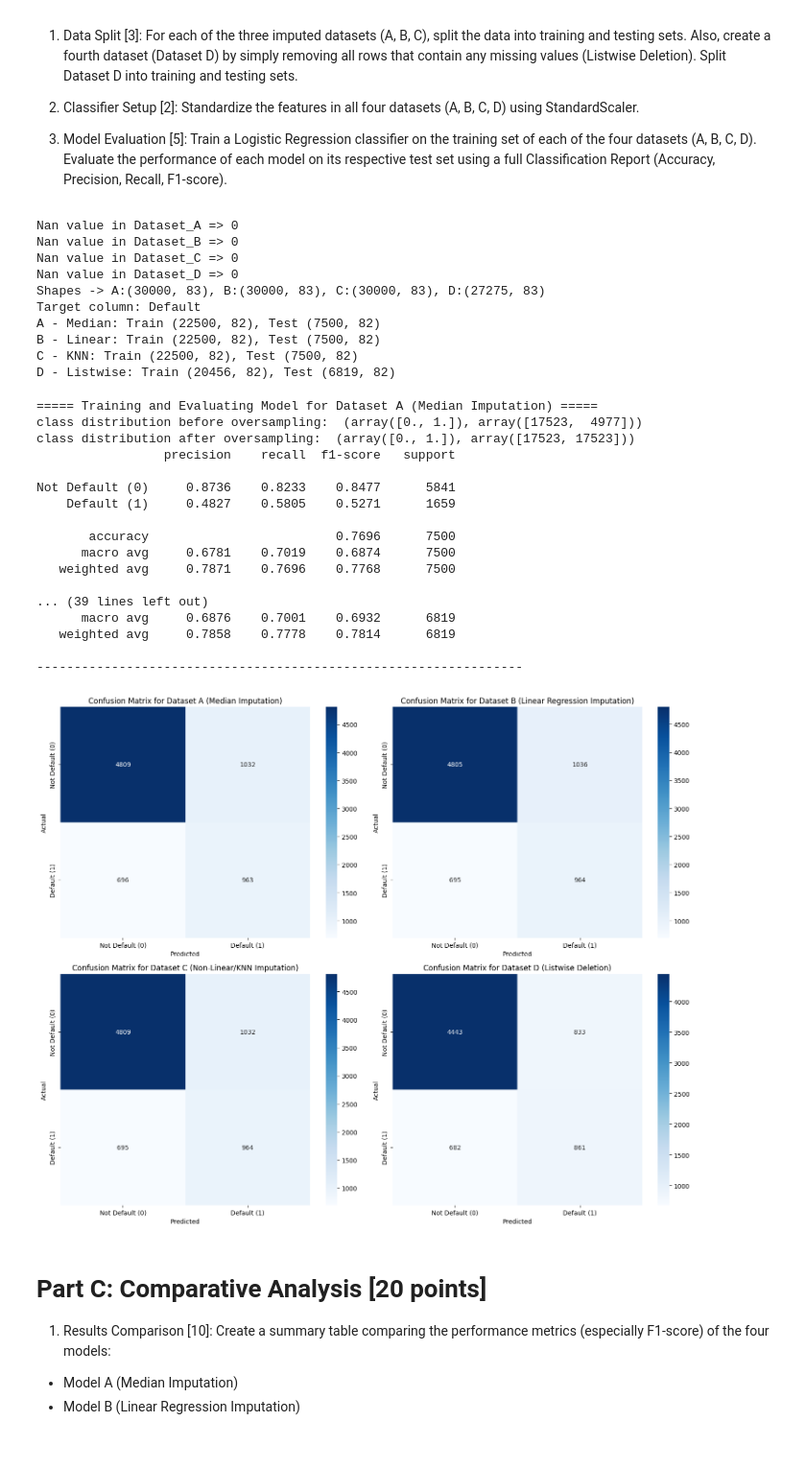
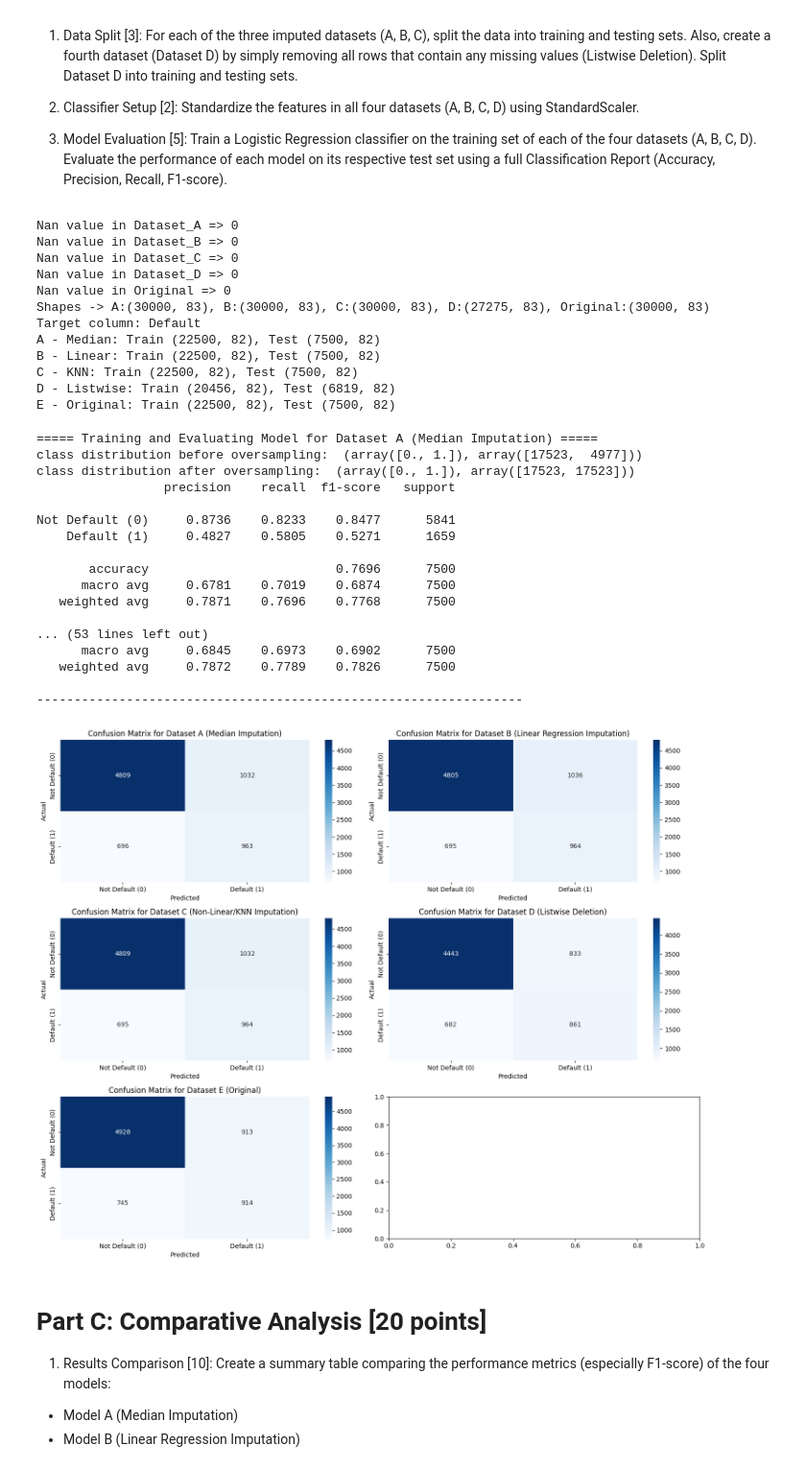
Before and after one commit to harshit-8118/assignment-6-harshit-8118, a Jupyter notebook: main.ipynb, the cells around one changed output. Shown at 96% size. Cells and saved outputs as stored; diff of their text form; code cells hidden in the pictures.

Commit message:
accuracy on original one

```diff
--- a/main.ipynb
+++ b/main.ipynb
@@ -209,12 +211,13 @@ plt.show()
 # and before introducing missing values.
 # Identify categorical and numerical columns
 cat_cols = ['SEX', 'EDUCATION', 'MARRIAGE', 'PAY_0', 'PAY_2', 'PAY_3', 'PAY_4', 'PAY_5', 'PAY_6']
-numeric_cols = [col for col in df.columns if col not in cat_cols + ['ID', 'default.payment.next.month']]
+numeric_cols = [col for col in df.columns if col not in cat_cols + ['ID', 'Default']]
 
 
 # Apply one-hot encoding
 df_encoded = pd.get_dummies(df, columns=cat_cols, drop_first=True)
 df = df_encoded.copy()
+original = df_encoded.copy()  # Keep a copy of the original encoded dataframe
 
 display(df.info())
 df.columns, df.shape
@@ -262,6 +265,7 @@ np.random.seed(RANDOM_STATE)
 random.seed(RANDOM_STATE)
 
 df.drop(columns=["ID"], inplace=True, errors="ignore")
+original.drop(columns=["ID"], inplace=True, errors="ignore")
 
 # Choose 2–3 numeric columns for missingness
 missing_cols = [c for c in ["AGE", "BILL_AMT1", "PAY_AMT1"] if c in num_cols][:3]
@@ -348,7 +352,7 @@ dtype: int64
 fig, axes = plt.subplots(len(missing_cols), 1, figsize=(8, 12))
 for i, col in enumerate(missing_cols):
     sns.kdeplot(df[col], ax=axes[i], label="Original", fill=True)
-    # sns.kdeplot(df_with_missing[col].dropna(), ax=axes[i], label="With Missing", fill=True)
+    sns.kdeplot(df_with_missing[col].dropna(), ax=axes[i], label="With Missing", fill=True)
     sns.kdeplot(Dataset_A[col], ax=axes[i], label="Median Imputed", fill=True)
     axes[i].set_title(f"Distribution Comparison: {col}")
     axes[i].legend()
@@ -659,10 +586,10 @@ F1-score).
 # %%
 Dataset_D = df_with_missing.dropna().copy()
 
-name = ['Dataset_A', 'Dataset_B', 'Dataset_C', 'Dataset_D']
-for n, d in zip(name, [Dataset_A, Dataset_B, Dataset_C, Dataset_D]):
+name = ['Dataset_A', 'Dataset_B', 'Dataset_C', 'Dataset_D', 'Original']
+for n, d in zip(name, [Dataset_A, Dataset_B, Dataset_C, Dataset_D, original]):
     print(f"Nan value in {n} => {d.isnull().sum().sum()}")
-print(f"Shapes -> A:{Dataset_A.shape}, B:{Dataset_B.shape}, C:{Dataset_C.shape}, D:{Dataset_D.shape}")
+print(f"Shapes -> A:{Dataset_A.shape}, B:{Dataset_B.shape}, C:{Dataset_C.shape}, D:{Dataset_D.shape}, Original:{original.shape}")
 
 
 TARGET = 'Default'
@@ -698,22 +625,25 @@ split_A = split_and_scale(Dataset_A, TARGET)
 split_B = split_and_scale(Dataset_B, TARGET)
 split_C = split_and_scale(Dataset_C, TARGET)
 split_D = split_and_scale(Dataset_D, TARGET)
+split_E = split_and_scale(original, TARGET)
 
 # Verify dimensions
-for name, split in zip(['A - Median', 'B - Linear', 'C - KNN', 'D - Listwise'],
-                       [split_A, split_B, split_C, split_D]):
+for name, split in zip(['A - Median', 'B - Linear', 'C - KNN', 'D - Listwise', 'E - Original'],
+                       [split_A, split_B, split_C, split_D, split_E]):
     print(f"{name}: Train {split['X_train'].shape}, Test {split['X_test'].shape}")
 # %% [output]
 Nan value in Dataset_A => 0
 Nan value in Dataset_B => 0
 Nan value in Dataset_C => 0
 Nan value in Dataset_D => 0
-Shapes -> A:(30000, 83), B:(30000, 83), C:(30000, 83), D:(27275, 83)
+Nan value in Original => 0
+Shapes -> A:(30000, 83), B:(30000, 83), C:(30000, 83), D:(27275, 83), Original:(30000, 83)
 Target column: Default
 A - Median: Train (22500, 82), Test (7500, 82)
 B - Linear: Train (22500, 82), Test (7500, 82)
 C - KNN: Train (22500, 82), Test (7500, 82)
 D - Listwise: Train (20456, 82), Test (6819, 82)
+E - Original: Train (22500, 82), Test (7500, 82)
 # %%
 from sklearn.cluster import KMeans
 
@@ -793,30 +723,27 @@ def cluster_based_oversample(X, y, minority_class=1, n_clusters=5, random_state=
 # ---
 
 # Create dictionaries to hold our datasets for easy iteration
-model_name = ["A (Median Imputation)", "B (Linear Regression Imputation)", "C (Non-Linear/KNN Imputation)", "D (Listwise Deletion)"]
+model_name = ["A (Median Imputation)", "B (Linear Regression Imputation)", "C (Non-Linear/KNN Imputation)", "D (Listwise Deletion)", "E (Original)"]
 train_sets = {
     "A (Median Imputation)": (split_A['X_train'], split_A['y_train']),
     "B (Linear Regression Imputation)": (split_B['X_train'], split_B['y_train']),
     "C (Non-Linear/KNN Imputation)": (split_C['X_train'], split_C['y_train']),
-    "D (Listwise Deletion)": (split_D['X_train'], split_D['y_train'])
+    "D (Listwise Deletion)": (split_D['X_train'], split_D['y_train']),
+    "E (Original)": (split_E['X_train'], split_E['y_train'])
 }
 
 test_sets = {
     "A (Median Imputation)": (split_A['X_test'], split_A['y_test']),
     "B (Linear Regression Imputation)": (split_B['X_test'], split_B['y_test']),
     "C (Non-Linear/KNN Imputation)": (split_C['X_test'], split_C['y_test']),
-    "D (Listwise Deletion)": (split_D['X_test'], split_D['y_test'])
+    "D (Listwise Deletion)": (split_D['X_test'], split_D['y_test']),
+    "E (Original)": (split_E['X_test'], split_E['y_test'])
 }
-import matplotlib.pyplot as plt
-import seaborn as sns
-from sklearn.linear_model import LogisticRegression
-from sklearn.metrics import classification_report, confusion_matrix
-import numpy as np
 
 # Assuming cluster_based_oversample and other dependencies are defined elsewhere
 
 # Initialize the subplot figure (2x2)
-fig, axes = plt.subplots(2, 2, figsize=(15, 12))
+fig, axes = plt.subplots(3, 2, figsize=(15, 12))
 axes = axes.flatten()  # Flatten to easily index each subplot
 
 results = {}
@@ -869,37 +796,37 @@ for i, (name, (X_train, y_train)) in enumerate(train_sets.items()):
                 ax=axes[i])
     axes[i].set_title(f'Confusion Matrix for Dataset {name}')
     axes[i].set_ylabel('Actual')
     axes[i].set_xlabel('Predicted')
 
     print("-" * 65 + "\n")
 
 plt.tight_layout()
 plt.show()
 
 # Optionally, access individual model reports outside the loop
 model_A, report_A = model_name[0], results[model_name[0]]
 model_B, report_B = model_name[1], results[model_name[1]]
 model_C, report_C = model_name[2], results[model_name[2]]
 model_D, report_D = model_name[3], results[model_name[3]]
 # %% [output]
 ===== Training and Evaluating Model for Dataset A (Median Imputation) =====
 class distribution before oversampling:  (array([0., 1.]), array([17523,  4977]))
 class distribution after oversampling:  (array([0., 1.]), array([17523, 17523]))
                  precision    recall  f1-score   support
 
 Not Default (0)     0.8736    0.8233    0.8477      5841
     Default (1)     0.4827    0.5805    0.5271      1659
 
        accuracy                         0.7696      7500
       macro avg     0.6781    0.7019    0.6874      7500
    weighted avg     0.7871    0.7696    0.7768      7500
 
-... (39 lines left out)
-      macro avg     0.6876    0.7001    0.6932      6819
-   weighted avg     0.7858    0.7778    0.7814      6819
+... (53 lines left out)
+      macro avg     0.6845    0.6973    0.6902      7500
+   weighted avg     0.7872    0.7789    0.7826      7500
 
 -----------------------------------------------------------------
-[figure, old version]
+[figure, new version]
 # %% [markdown]
 # Part C: Comparative Analysis [20 points]
 1.  Results Comparison [10]: Create a summary table comparing the performance metrics
```
Also changed, not shown: parts of 11 cells of this notebook.
